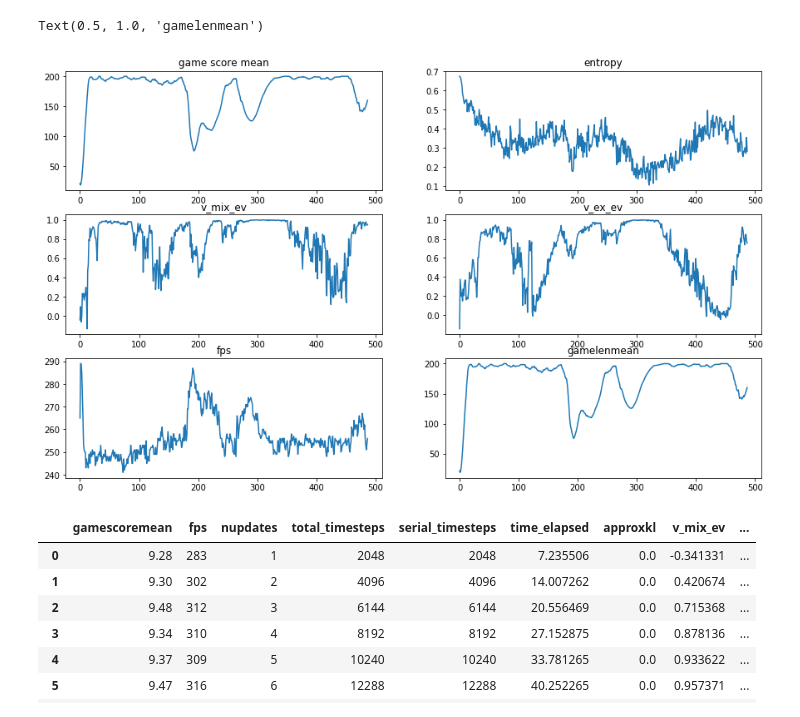
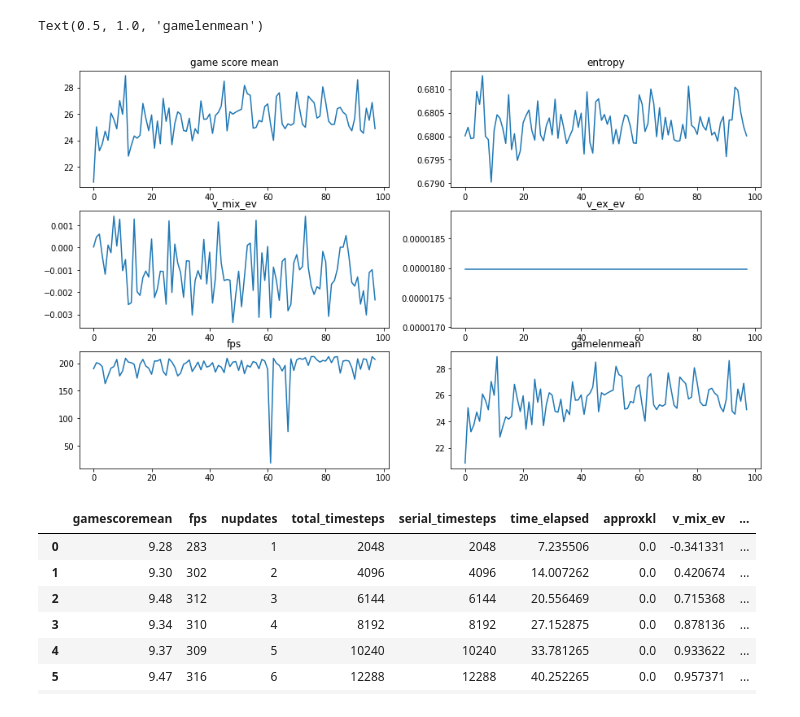
Before and after one commit to gabrielelibardi/lirpg_test, a Jupyter notebook: monitor.ipynb, the cells around one changed output. Drawn from its saved outputs; the diff is of its cells as text; code cells hidden in the pictures.

```diff
--- a/monitor.ipynb
+++ b/monitor.ipynb
@@ -15,24 +15,24 @@ d = exps[0]
 # %%
 #my_dir = '/tmp/openai-2021-05-11-17-52-12-770866/progress.csv'
 #my_dir = 'RUNS/exp_meta_cheetah_1/progress.csv'
-my_dir = 'RUNS/exp_meta_cartpole_2/progress.csv'
+my_dir = 'RUNS/exp_meta_cartpole_3/progress.csv'
 data = pd.read_csv(my_dir)
 fig, axs = plt.subplots(3, 2, figsize=(15,9))
 axs[0, 0].plot(data['gamescoremean'])
 axs[0, 0].set_title('game score mean')
 axs[0, 1].plot(data['entropy'])
 axs[0, 1].set_title('entropy')
 axs[1, 0].plot(data['v_mix_ev'])
 axs[1, 0].set_title('v_mix_ev')
 axs[1, 1].plot(data['v_ex_ev'])
 axs[1, 1].set_title('v_ex_ev')
 axs[2, 0].plot(data['fps'])
 axs[2, 0].set_title('fps')
 axs[2, 1].plot(data['gamelenmean'])
 axs[2, 1].set_title('gamelenmean')
 # %% [output]
 Text(0.5, 1.0, 'gamelenmean')
-[figure, old version]
+[figure, new version]
 # %%
 data
 # %% [output]
```
Also changed, not shown: 2 other files.
